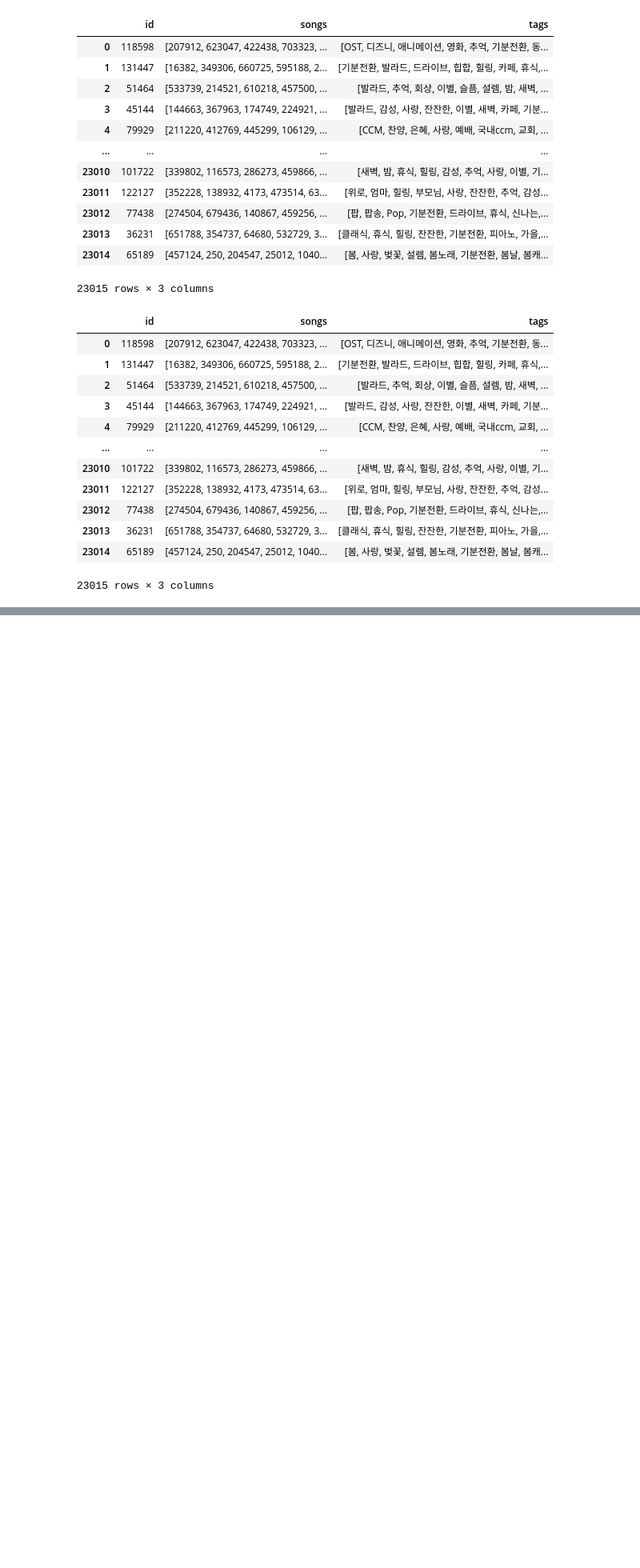
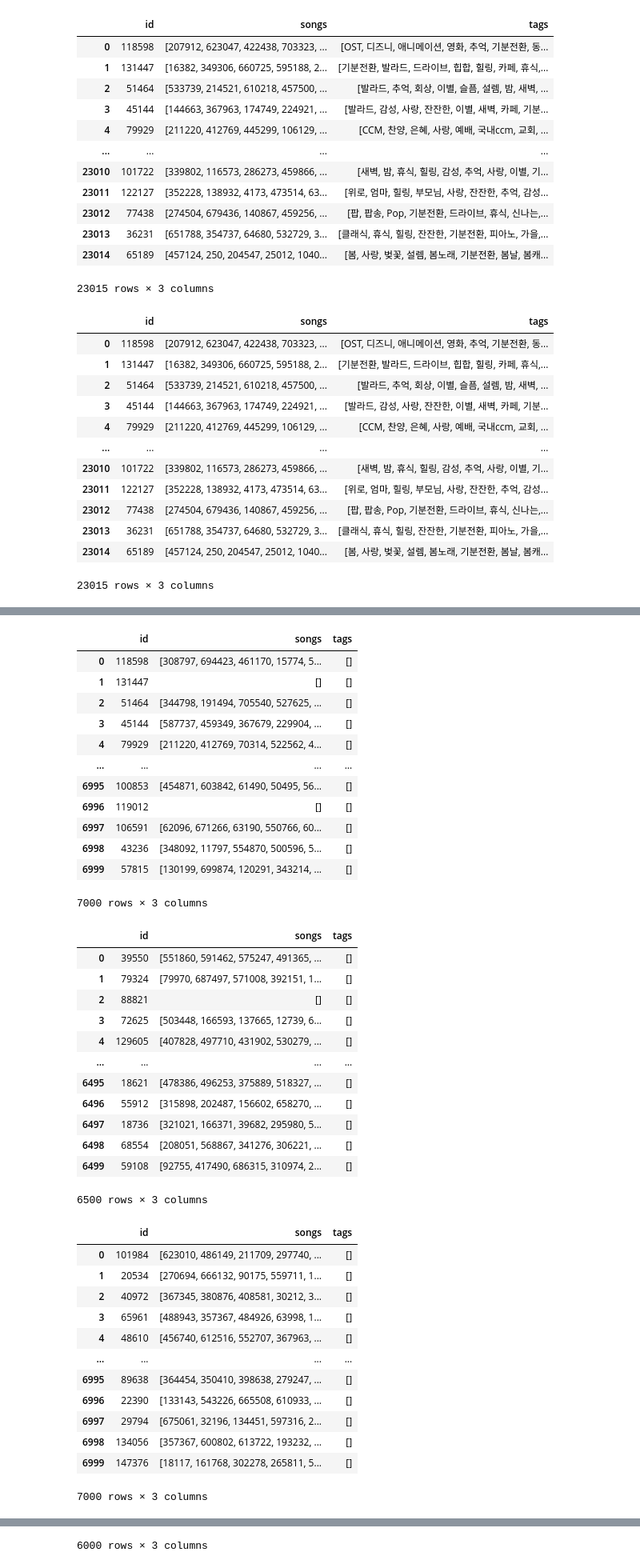
Before and after one commit to jehunyoo/Melon-Playlist-Continuation, a Jupyter notebook: submission.ipynb, the cells around one changed output, grey strips where cells are left out. Shown: that part at 80% size. Cells and saved outputs as stored; diff of their text form; code cells hidden in the pictures; blank space fills up the shorter version.

```diff
--- a/submission.ipynb
+++ b/submission.ipynb
@@ -192,0 +268,65 @@ combined.to_json('submission/lightknn_100_idf_rho04_tags-a05b05-songs_upgraded.j
+# %%
+# Best Record(4)
+# cfknnv2_a05b03
+first1 = pd.read_json('submission/cfknnv2_a05b03/auto_save_first.json', orient='records')     # (0, 7000)
+first2 = pd.read_json('submission/cfknnv2_a05b03/auto_save2_first.json', orient='records')    # (5000, 11500)
+second1 = pd.read_json('submission/cfknnv2_a05b03/auto_save_second.json', orient='records')   # (11500 , 18500)
+second2 = pd.read_json('submission/cfknnv2_a05b03/auto_save2_second.json', orient='records')  # (16500, 22500)
+second3 = pd.read_json('submission/cfknnv2_a05b03/auto_save3_second.json', orient='records')  # (22500, 23015)
+best = pd.read_json('submission/lightknn_100_idf_rho04_tags-a05b05-songs_upgraded.json', orient='records')
+val = pd.read_json('res/val.json')
+ans = pd.DataFrame(columns=['id', 'songs', 'tags'], index=val.index)
+
+
+first = pd.concat([first1, first2[2000:]], ignore_index=True)
+second = pd.concat([second1, second2[2000:], second3], ignore_index=True)
+ans = pd.concat([first, second], ignore_index=True)
+
+for i in val.index:
+    if val.songs[i] == []:
+        ans.at[i, 'songs'] = best.loc[i, 'songs']
+    ans.at[i, 'tags'] = best.loc[i, 'tags']
+
+ans.to_json('submission/cfknnv2_a05b03/cfknnv2_a05b03.json', orient='records')
+
+display(first1, first2, second1, second2, ans)
+# %% [output]
+|  | id | songs | tags |
+| 0 | 118598 | [308797, 694423, 461170, 15774, 5... | [] |
+| 1 | 131447 | [] | [] |
+| 2 | 51464 | [344798, 191494, 705540, 527625, ... | [] |
+| 3 | 45144 | [587737, 459349, 367679, 229904, ... | [] |
+| 4 | 79929 | [211220, 412769, 70314, 522562, 4... | [] |
+| ... | ... | ... | ... |
+| 6995 | 100853 | [454871, 603842, 61490, 50495, 56... | [] |
+| 6996 | 119012 | [] | [] |
+| 6997 | 106591 | [62096, 671266, 63190, 550766, 60... | [] |
+| 6998 | 43236 | [348092, 11797, 554870, 500596, 5... | [] |
+| 6999 | 57815 | [130199, 699874, 120291, 343214, ... | [] |
+7000 rows × 3 columns
+|  | id | songs | tags |
+| 0 | 39550 | [551860, 591462, 575247, 491365, ... | [] |
+| 1 | 79324 | [79970, 687497, 571008, 392151, 1... | [] |
+| 2 | 88821 | [] | [] |
+| 3 | 72625 | [503448, 166593, 137665, 12739, 6... | [] |
+| 4 | 129605 | [407828, 497710, 431902, 530279, ... | [] |
+| ... | ... | ... | ... |
+| 6495 | 18621 | [478386, 496253, 375889, 518327, ... | [] |
+| 6496 | 55912 | [315898, 202487, 156602, 658270, ... | [] |
+| 6497 | 18736 | [321021, 166371, 39682, 295980, 5... | [] |
+| 6498 | 68554 | [208051, 568867, 341276, 306221, ... | [] |
+| 6499 | 59108 | [92755, 417490, 686315, 310974, 2... | [] |
+6500 rows × 3 columns
+|  | id | songs | tags |
+| 0 | 101984 | [623010, 486149, 211709, 297740, ... | [] |
+| 1 | 20534 | [270694, 666132, 90175, 559711, 1... | [] |
+| 2 | 40972 | [367345, 380876, 408581, 30212, 3... | [] |
+| 3 | 65961 | [488943, 357367, 484926, 63998, 1... | [] |
+| 4 | 48610 | [456740, 612516, 552707, 367963, ... | [] |
+| ... | ... | ... | ... |
+| 6995 | 89638 | [364454, 350410, 398638, 279247, ... | [] |
+| 6996 | 22390 | [133143, 543226, 665508, 610933, ... | [] |
+| 6997 | 29794 | [675061, 32196, 134451, 597316, 2... | [] |
+| 6998 | 134056 | [357367, 600802, 613722, 193232, ... | [] |
+| 6999 | 147376 | [18117, 161768, 302278, 265811, 5... | [] |
+7000 rows × 3 columns
@@ -192,0 +345 @@ combined.to_json('submission/lightknn_100_idf_rho04_tags-a05b05-songs_upgraded.j
+6000 rows × 3 columns
```
Also changed, not shown: parts of 7 cells of this notebook.
